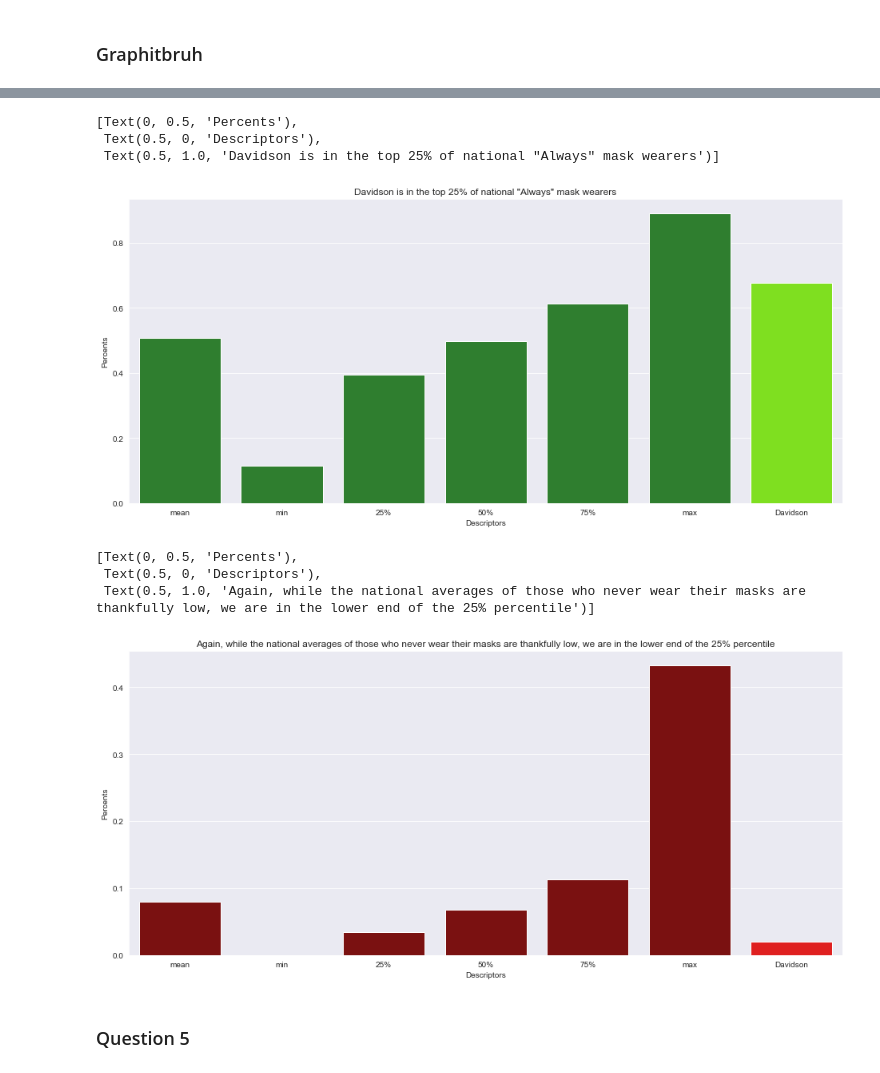
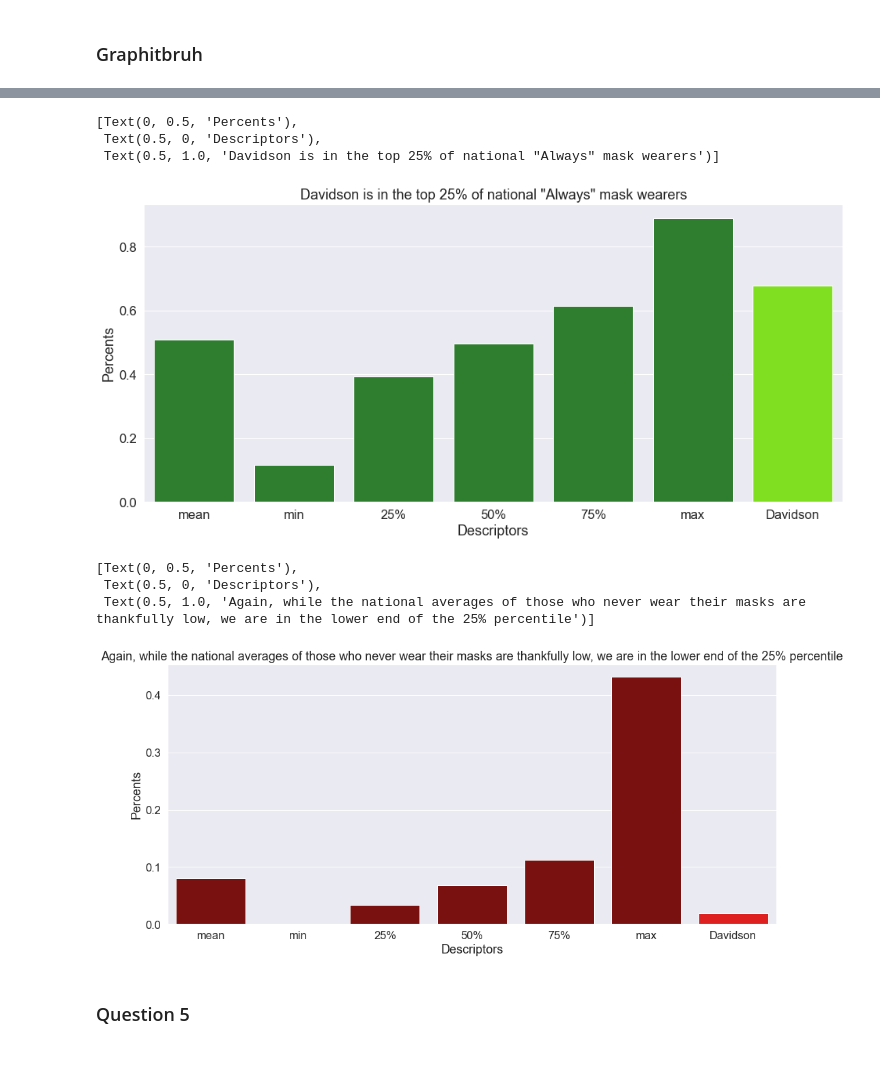
Before and after one commit to NSS-Data-Analytics-Cohort-3/nashville-covid-typhoid_turtles, a Jupyter notebook: Notebooks/Covid_Analysis.ipynb, the cells around one changed output, grey strips where cells are left out. Cells and saved outputs as stored; diff of their text form; code cells hidden in the pictures.

```diff
--- a/Notebooks/Covid_Analysis.ipynb
+++ b/Notebooks/Covid_Analysis.ipynb
@@ -134,24 +139,26 @@ desc_county = desc_county.iloc[[1,3,4,5,6,7,8], 0:]
 county_always = desc_county['always'].tolist()
 # %%
 fig,cax=plt.subplots(figsize=(16,7))
+sb.set(font_scale=1.5)
 cax = sb.barplot(x, county_always, palette=['ForestGreen', 'ForestGreen', 'ForestGreen', 'ForestGreen', 'ForestGreen', 'ForestGreen', 'Chartreuse'])
 cax.set(xlabel = 'Descriptors', ylabel = 'Percents', title = 'Davidson is in the top 25% of national "Always" mask wearers')
 # %% [output]
 [Text(0, 0.5, 'Percents'),
  Text(0.5, 0, 'Descriptors'),
  Text(0.5, 1.0, 'Davidson is in the top 25% of national "Always" mask wearers')]
-[figure, old version]
+[figure, new version]
 # %%
 county_never = desc_county['never'].tolist()
 # %%
 fig,cnx=plt.subplots(figsize=(16,7))
+sb.set(font_scale=1.5)
 cnx = sb.barplot(x, county_never, palette=['DarkRed', 'DarkRed', 'DarkRed', 'DarkRed', 'DarkRed', 'DarkRed', 'Red'])
 cnx.set(xlabel = 'Descriptors', ylabel = 'Percents', title = "Again, while the national averages of those who never wear their masks are thankfully low, we are in the lower end of the 25% percentile")
 # %% [output]
 [Text(0, 0.5, 'Percents'),
  Text(0.5, 0, 'Descriptors'),
  Text(0.5, 1.0, 'Again, while the national averages of those who never wear their masks are thankfully low, we are in the lower end of the 25% percentile')]
-[figure, old version]
+[figure, new version]
 # %% [markdown]
 ### Question 5
 # %%
```
Also changed, not shown: parts of 8 cells of this notebook, 2 other files.
